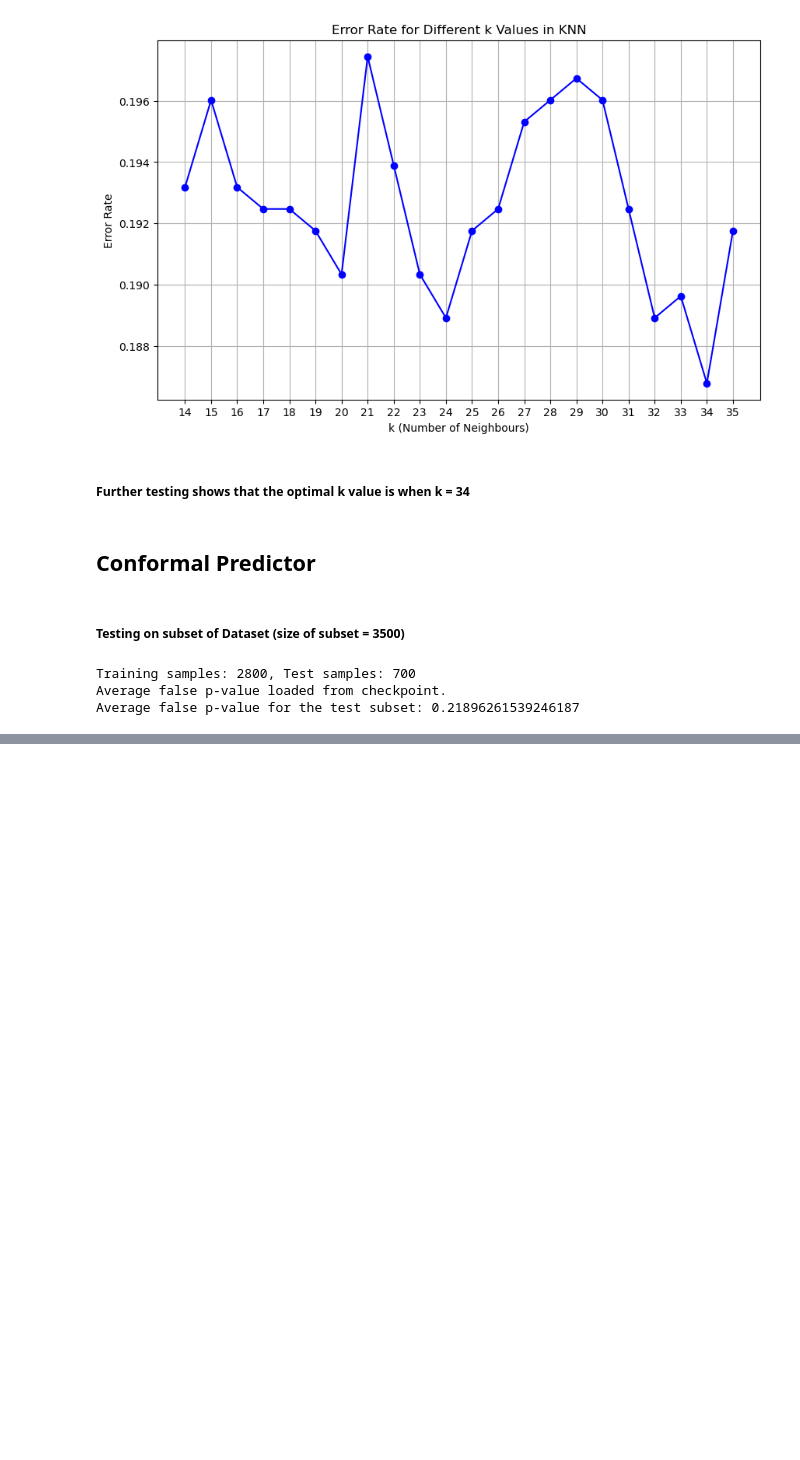
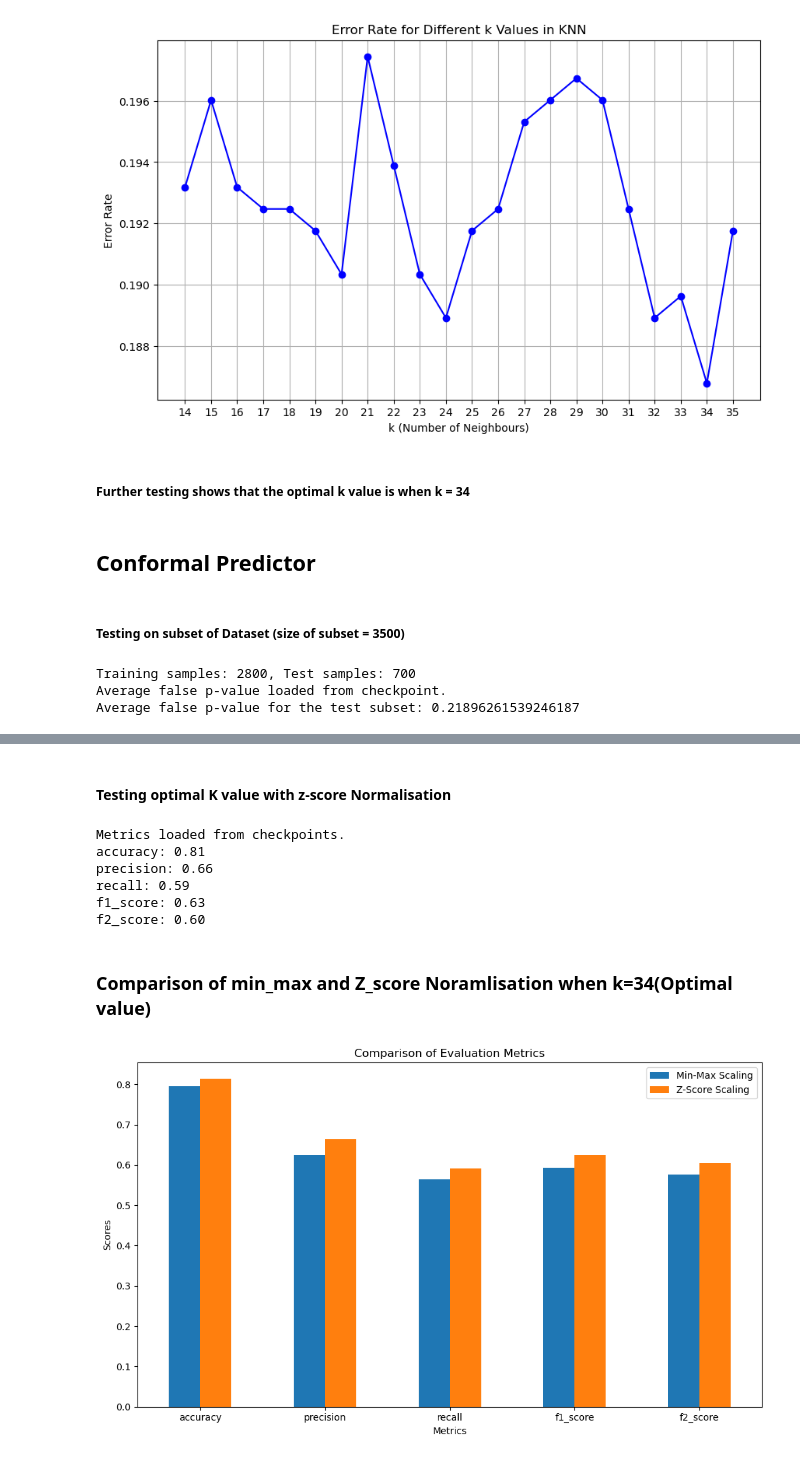
Before and after one commit to asaid03/churn-prediction, a Jupyter notebook: churn_prediction_modeling.ipynb, the cells around one changed output, grey strips where cells are left out. Drawn from its saved outputs; the diff is of its cells as text; code cells hidden in the pictures; blank space fills up the shorter version.

Commit message:
feat:  evaluated/compared metrics for Z-Score and Min-Max scaling with optimal k (k=34)

```diff
--- a/churn_prediction_modeling.ipynb
+++ b/churn_prediction_modeling.ipynb
@@ -413,0 +466,57 @@ Average false p-value for the test subset: 0.21896261539246187
+# %% [markdown]
+#### Testing optimal K value with z-score Normalisation
+# %%
+X = z_score_data.drop(columns=['Churn'])
+y = z_score_data['Churn']
+
+# Split data into training and testing sets
+X_train, X_test, y_train, y_test = train_test_split(X.values, y.values, test_size=0.2, random_seed=42)
+
+# Define path for saving metrics
+metrics_path = os.path.join("checkpoints", "z_score_opt_k._metrics.pkl")
+
+# Check if metrics already exist
+if os.path.exists(metrics_path):
+    # Load saved metrics
+    with open(metrics_path, "rb") as file:
+        metrics = pickle.load(file)
+    print("Metrics loaded from checkpoints.")
+    for metric_name, metric_value in metrics.items():
+        print(f"{metric_name}: {metric_value:.2f}")
+else:
+    # Train the KNN model
+    knn_model = NearestNeighbours(neighbours=34)
+    knn_model.fit(X_train, y_train)
+
+    # Make predictions
+    y_pred = knn_model.predict(X_test)
+
+    # Evaluate the model
+    metrics = ModelEvaluator.calculate_metrics(y_test, y_pred)
+    print(f"Metrics for z-score Normalisation: {metrics}")
+
+
+    # Save metrics
+    with open(metrics_path, "wb") as file:
+        pickle.dump(metrics, file)
+    print(f"Metrics saved to {metrics_path}.")
+# %% [output]
+Metrics loaded from checkpoints.
+accuracy: 0.81
+precision: 0.66
+recall: 0.59
+f1_score: 0.63
+f2_score: 0.60
+# %% [markdown]
+### Comparison of min_max and Z_score Noramlisation when k=34(Optimal value)
+# %%
+file_paths = [
+    "Checkpoints\min_max_opt_k._metrics.pkl",
+    "Checkpoints\z_score_opt_k._metrics.pkl"
+]
+
+labels = ["Min-Max Scaling", "Z-Score Scaling"]
+
+ModelEvaluator.compare_and_visualise_metrics(file_paths, labels)
+# %% [output]
+[figure, added]
```
Also changed, not shown: parts of 5 cells of this notebook, 3 other files.
